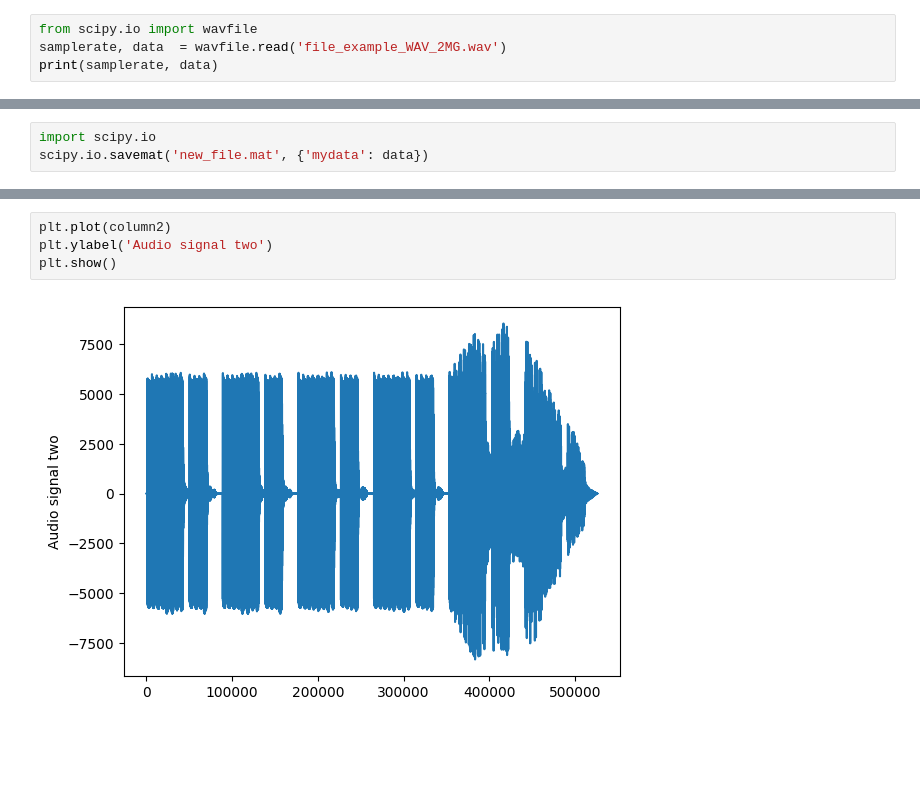
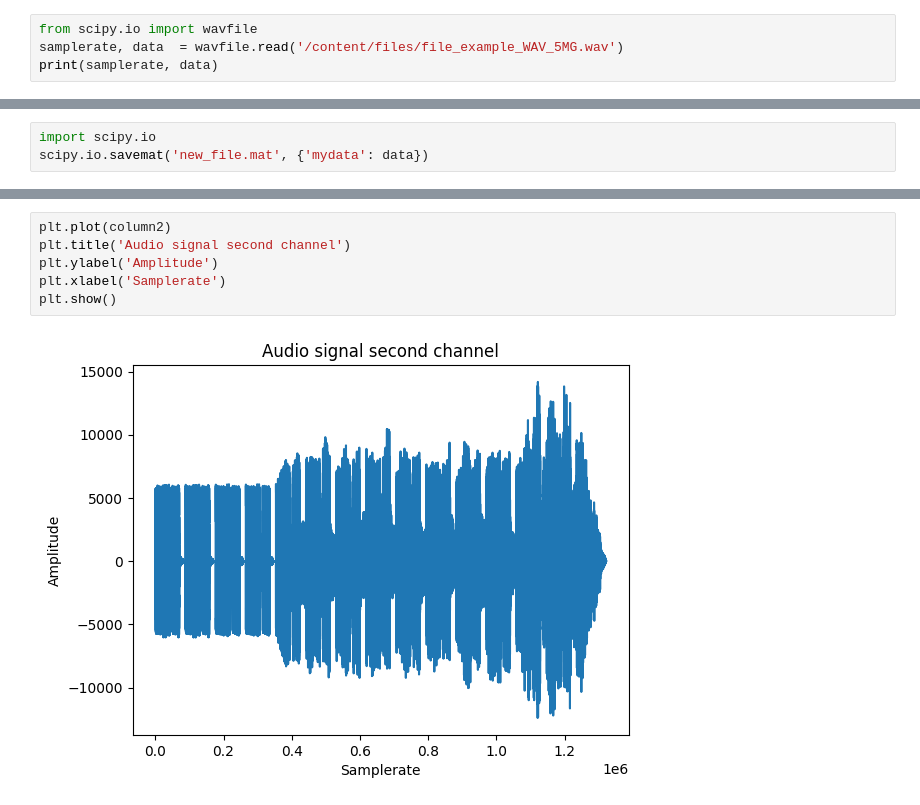
Before and after one commit to vanitaPalanki/AI_ML_Internship_Work, a Jupyter notebook: Int_1.ipynb, the cells around one changed output, grey strips where cells are left out. Drawn from its saved outputs; the diff is of its cells as text; blank space fills up the shorter version.

```diff
--- a/Int_1.ipynb
+++ b/Int_1.ipynb
@@ -17,6 +24,6 @@ IPython.display.Audio("file_example_WAV_2MG.wav")
 [interactive output not drawn]
 # %%
 from scipy.io import wavfile
-samplerate, data  = wavfile.read('file_example_WAV_2MG.wav')
+samplerate, data  = wavfile.read('/content/files/file_example_WAV_5MG.wav')
 print(samplerate, data)
 # %% [output]
@@ -94,6 +87,8 @@ array([[ 0],
 # %%
 plt.plot(column2)
-plt.ylabel('Audio signal two')
+plt.title('Audio signal second channel')
+plt.ylabel('Amplitude')
+plt.xlabel('Samplerate')
 plt.show()
 # %% [output]
-[figure, old version]
+[figure, new version]
```
Also changed, not shown: parts of 10 cells of this notebook.
